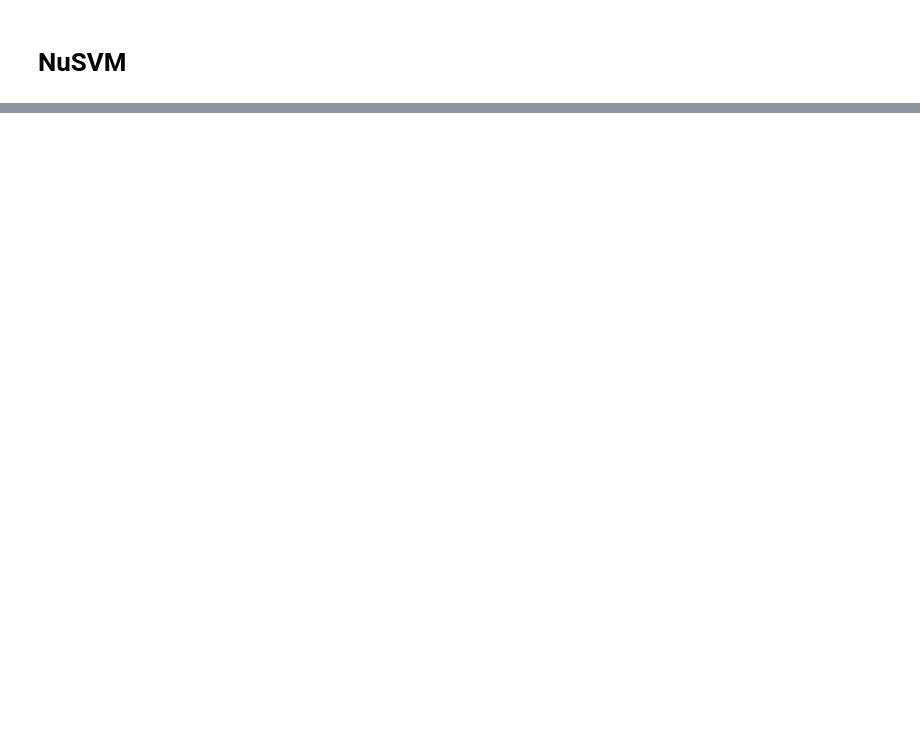
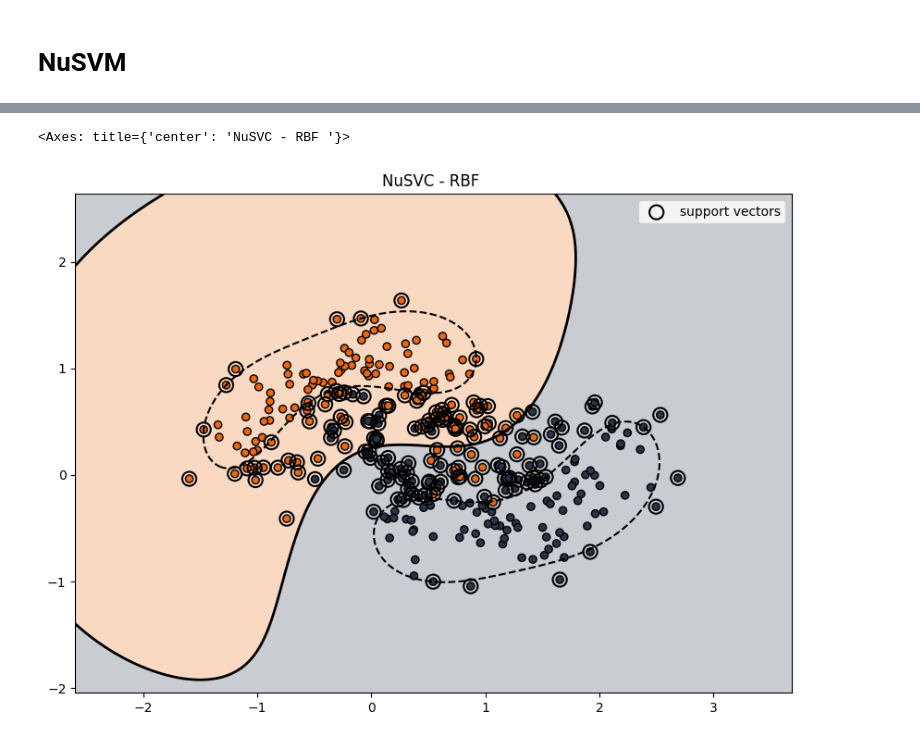
Before and after one commit to niangfniang/machine_learning, a Jupyter notebook: svm.ipynb, the cells around one changed output, grey strips where cells are left out. Drawn from its saved outputs; the diff is of its cells as text; code cells hidden in the pictures; blank space fills up the shorter version.

```diff
--- a/svm.ipynb
+++ b/svm.ipynb
@@ -200,0 +207,7 @@ Text(0, 0.5, 'y')
+# %%
+nusvc = NuSVC(nu=0.5, kernel='rbf', degree=3, gamma='scale')
+#nusvc.fit(X, y)
+plot_svc_kernel(nusvc, X, y, title=f"NuSVC - RBF ")
+# %% [output]
+<Axes: title={'center': 'NuSVC - RBF '}>
+[figure, added]
```
Also changed, not shown: parts of 7 cells of this notebook.
